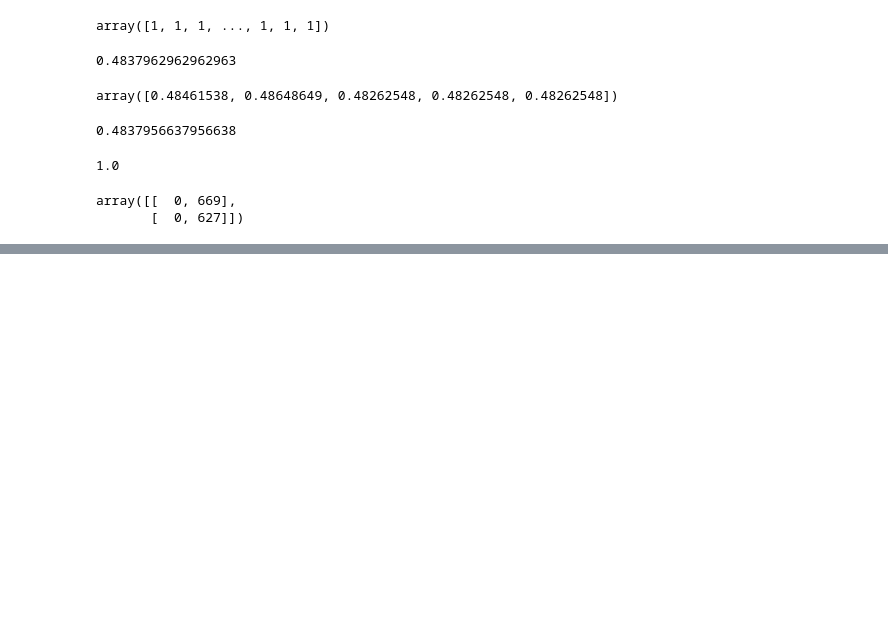
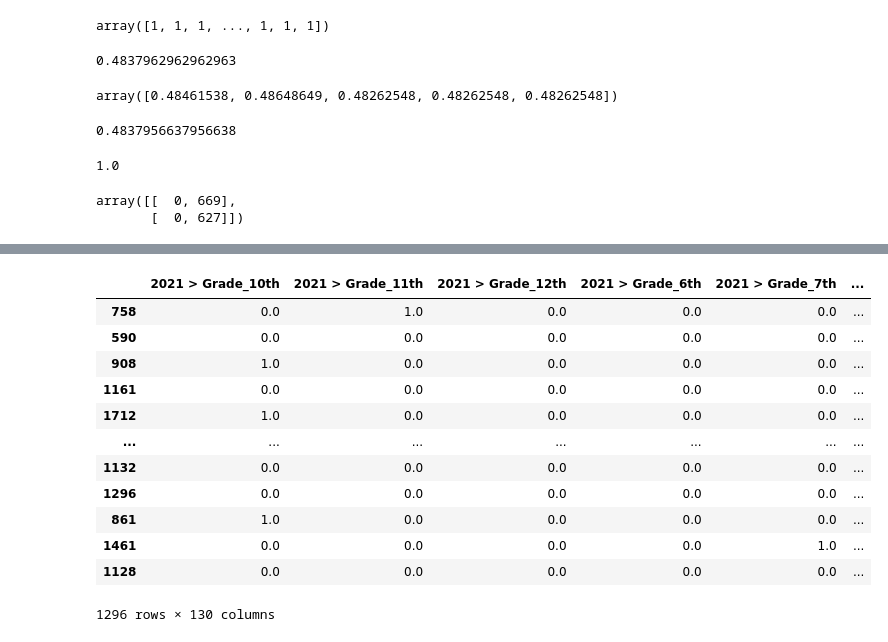
Before and after one commit to SamBen804/SunStride_Business_Analysis, a Jupyter notebook: eda_notebooks/eda0_data_cleanup.ipynb, the cells around one changed output, grey strips where cells are left out. Drawn from its saved outputs; the diff is of its cells as text; code cells hidden in the pictures; blank space fills up the shorter version.

```diff
--- a/eda_notebooks/eda0_data_cleanup.ipynb
+++ b/eda_notebooks/eda0_data_cleanup.ipynb
@@ -904,0 +1006,3 @@ df_final['Primary family city'].nunique()
+# %%
+X_train_nums = X_train_ohe.drop(cats, axis=1)
+X_train_nums
@@ -904,0 +1040,17 @@ df_final['Primary family city'].nunique()
+# %%
+X_train_ohe_df = pd.concat([df_train_encoded, X_train_nums], axis=1)
+X_train_ohe_df
+# %% [output]
+|  | 2021 > Grade_10th | 2021 > Grade_11th | 2021 > Grade_12th | 2021 > Grade_6th | 2021 > Grade_7th | ... |
+| 758 | 0.0 | 1.0 | 0.0 | 0.0 | 0.0 | ... |
+| 590 | 0.0 | 0.0 | 0.0 | 0.0 | 0.0 | ... |
+| 908 | 1.0 | 0.0 | 0.0 | 0.0 | 0.0 | ... |
+| 1161 | 0.0 | 0.0 | 0.0 | 0.0 | 0.0 | ... |
+| 1712 | 1.0 | 0.0 | 0.0 | 0.0 | 0.0 | ... |
+| ... | ... | ... | ... | ... | ... | ... |
+| 1132 | 0.0 | 0.0 | 0.0 | 0.0 | 0.0 | ... |
+| 1296 | 0.0 | 0.0 | 0.0 | 0.0 | 0.0 | ... |
+| 861 | 1.0 | 0.0 | 0.0 | 0.0 | 0.0 | ... |
+| 1461 | 0.0 | 0.0 | 0.0 | 0.0 | 1.0 | ... |
+| 1128 | 0.0 | 0.0 | 0.0 | 0.0 | 0.0 | ... |
+1296 rows × 130 columns
```
Also changed, not shown: parts of 72 cells of this notebook.
